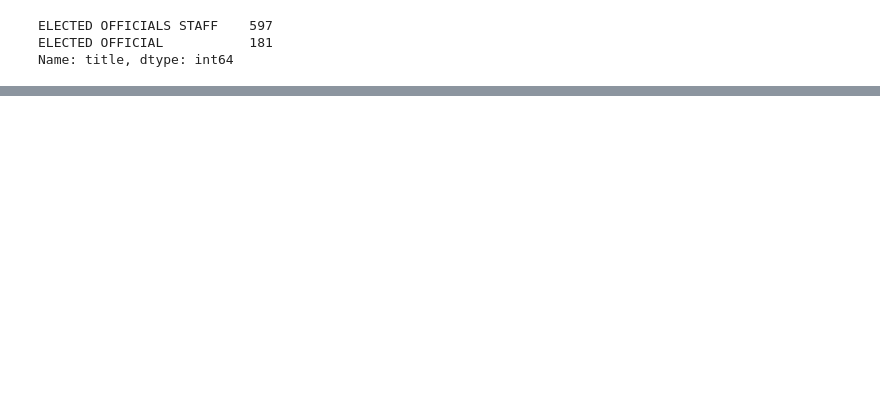
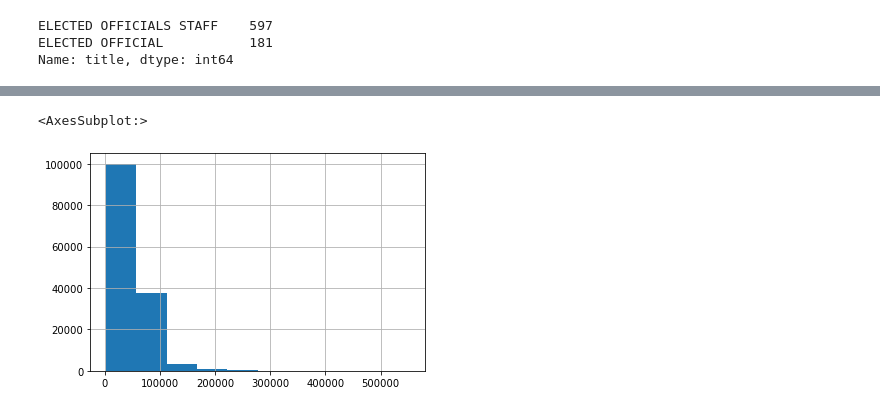
Before and after one commit to Texas-Government-Employee-Salaries/Predicting-Salaries, a Jupyter notebook: desiree_initial.ipynb, the cells around one changed output, grey strips where cells are left out. Cells and saved outputs as stored; diff of their text form; code cells hidden in the pictures; blank space fills up the shorter version.

```diff
--- a/desiree_initial.ipynb
+++ b/desiree_initial.ipynb
@@ -257,3 +311,8 @@ df.head().T
+# %%
+df[df.hours_worked==40].annual_salary.hist()
+# %% [output]
+<AxesSubplot:>
+[figure, added]
 # %%
 df.dtypes
 # %% [output]
```
Also changed, not shown: parts of 24 cells of this notebook.
